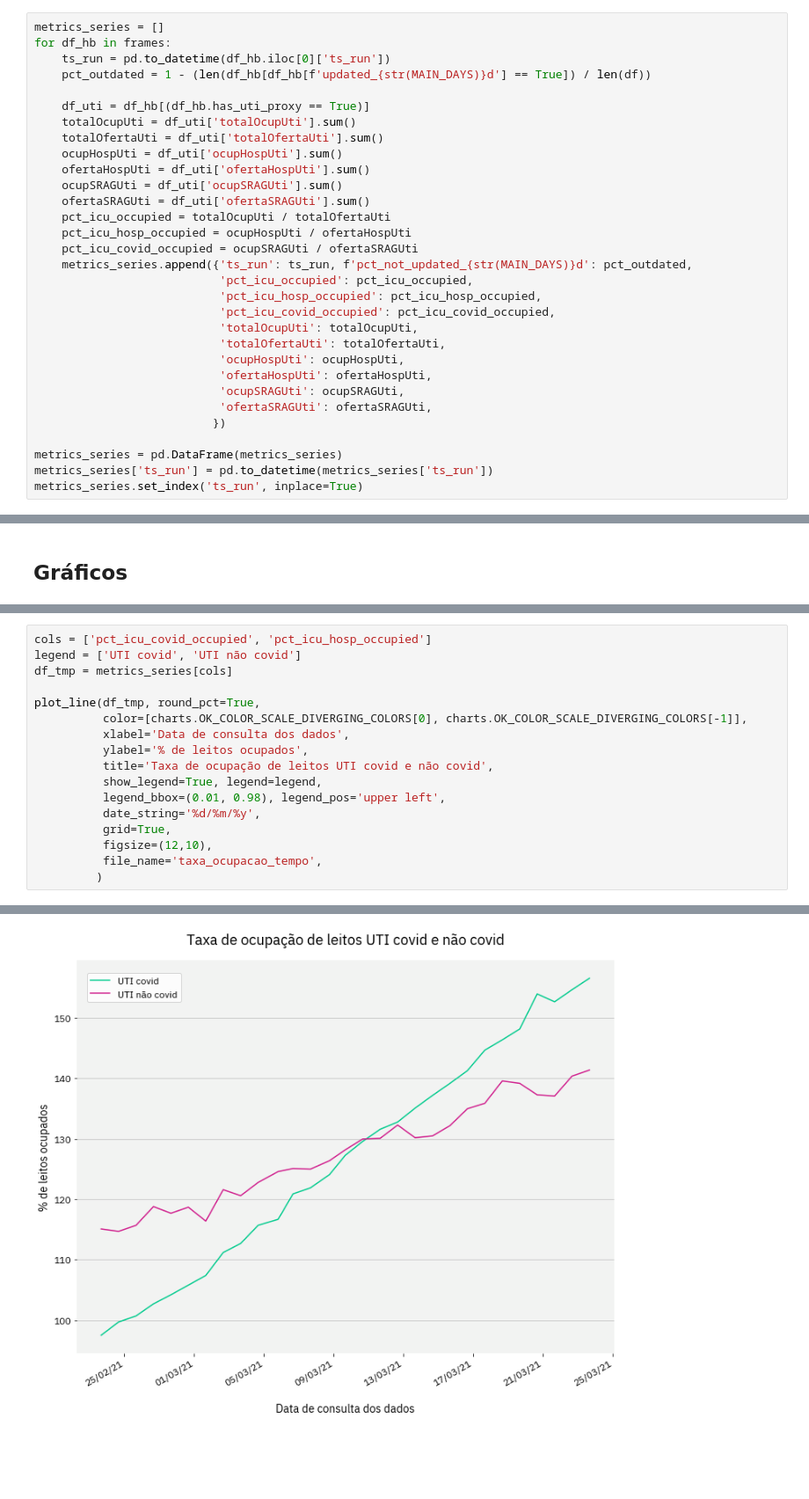
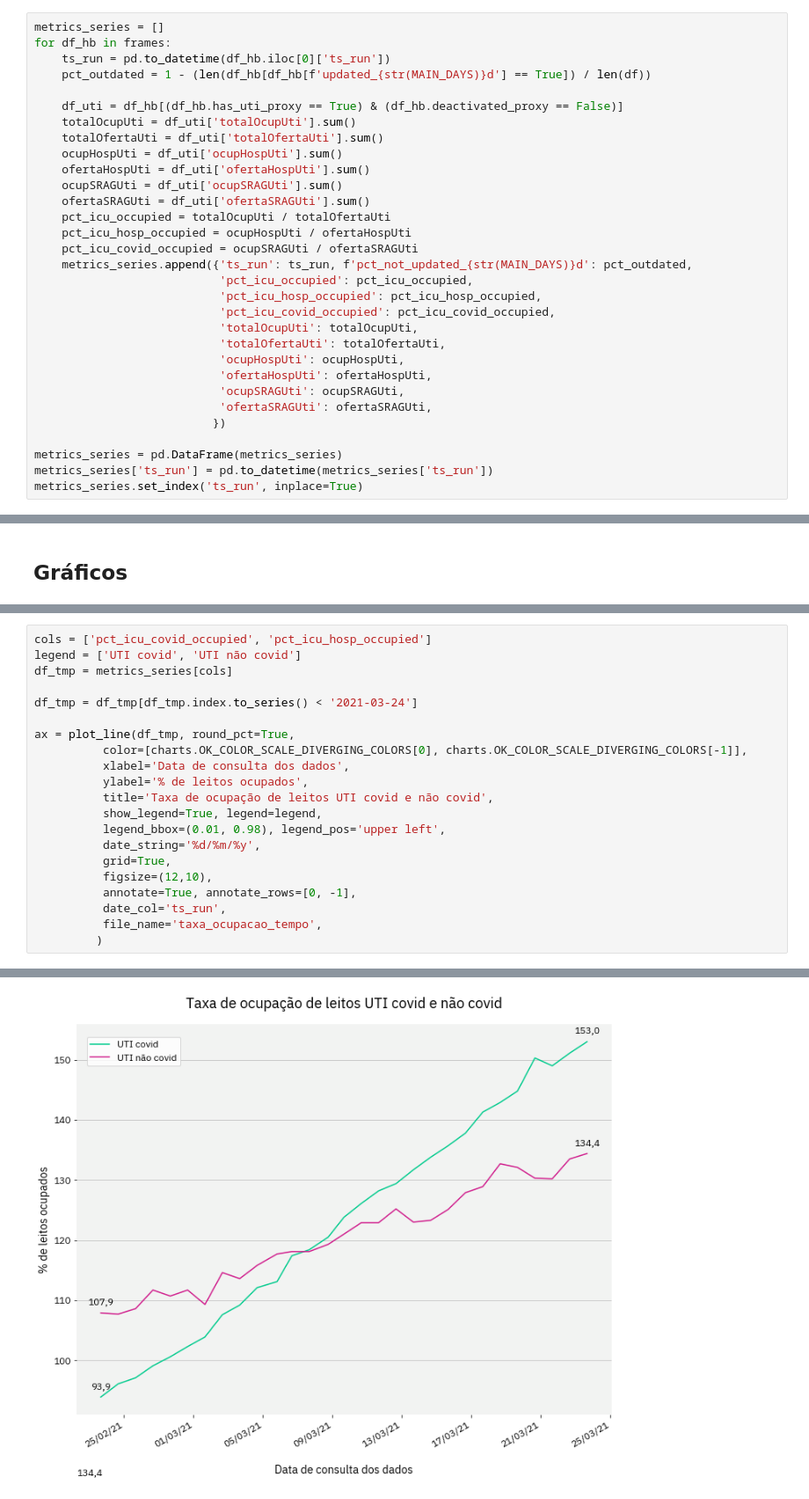
Before and after one commit to okfn-brasil/transparencia-leitos-covid-analise, a Jupyter notebook: Timeseries.ipynb, the cells around one changed output, grey strips where cells are left out. Shown at 88% size. Drawn from its saved outputs; the diff is of its cells as text; blank space fills up the shorter version.

Commit message:
Update CNES data, rerun charts, improve

```diff
--- a/Timeseries.ipynb
+++ b/Timeseries.ipynb
@@ -87,7 +87,7 @@ for df_hb in frames:
     ts_run = pd.to_datetime(df_hb.iloc[0]['ts_run'])
     pct_outdated = 1 - (len(df_hb[df_hb[f'updated_{str(MAIN_DAYS)}d'] == True]) / len(df))
 
-    df_uti = df_hb[(df_hb.has_uti_proxy == True)]
+    df_uti = df_hb[(df_hb.has_uti_proxy == True) & (df_hb.deactivated_proxy == False)]
     totalOcupUti = df_uti['totalOcupUti'].sum()
     totalOfertaUti = df_uti['totalOfertaUti'].sum()
     ocupHospUti = df_uti['ocupHospUti'].sum()
@@ -170,7 +170,9 @@ cols = ['pct_icu_covid_occupied', 'pct_icu_hosp_occupied']
 legend = ['UTI covid', 'UTI não covid']
 df_tmp = metrics_series[cols]
 
-plot_line(df_tmp, round_pct=True,
+df_tmp = df_tmp[df_tmp.index.to_series() < '2021-03-24']
+
+ax = plot_line(df_tmp, round_pct=True,
           color=[charts.OK_COLOR_SCALE_DIVERGING_COLORS[0], charts.OK_COLOR_SCALE_DIVERGING_COLORS[-1]],
           xlabel='Data de consulta dos dados',
           ylabel='% de leitos ocupados',
@@ -180,6 +182,8 @@ plot_line(df_tmp, round_pct=True,
           date_string='%d/%m/%y',
           grid=True,
           figsize=(12,10),
+          annotate=True, annotate_rows=[0, -1],
+          date_col='ts_run',
           file_name='taxa_ocupacao_tempo',
          )
 # %% [output]
@@ -187 +190 @@ plot_line(df_tmp, round_pct=True,
-[figure, old version]
+[figure, new version]
```
Also changed, not shown: parts of 13 cells of this notebook, 16 other files.
